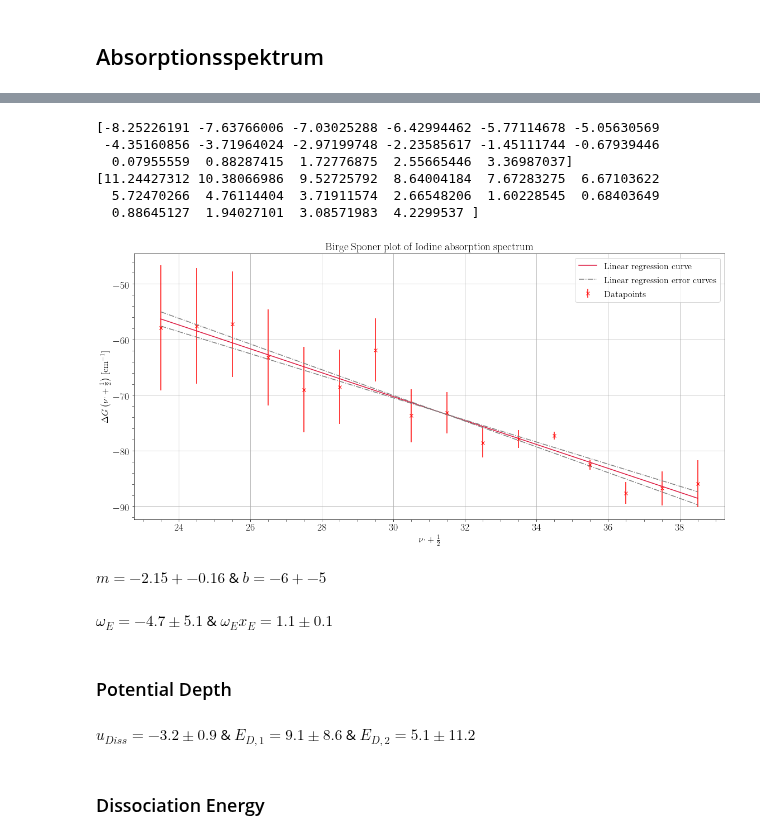
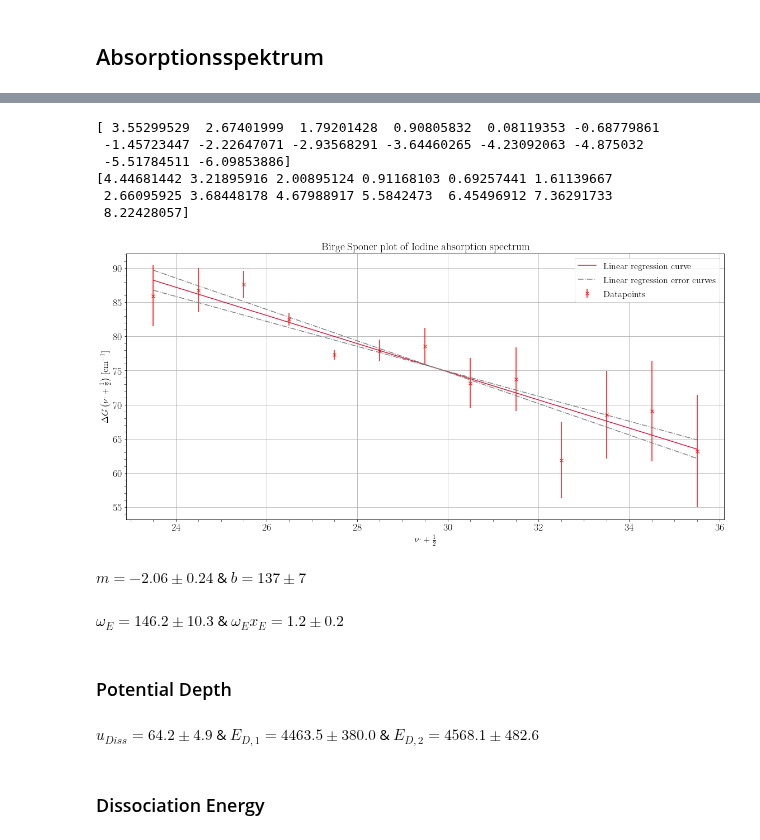
Before and after one commit to MayerPablo/FP, a Jupyter notebook: Jod/Jod.ipynb, the cells around one changed output, grey strips where cells are left out. Cells and saved outputs as stored; diff of their text form; code cells hidden in the pictures.

```diff
--- a/Jod/Jod.ipynb
+++ b/Jod/Jod.ipynb
@@ -452,0 +446,7 @@ FC
+# %%
+redMass = 1.05*1e-25
+wavefunction = nV*Hv*np.exp((r**2)/2)
+nV= 1/np.sqrt((2**v)*(v!)*pc.pi)
+x = (r - r0)/np.sqrt(pc.hbar/np.sqrt(redMass*k))
+
+fCF = scipy.integrate.quad
@@ -457,21 +499,21 @@ binsEmissionCal = binsEmission*m + b
 binsEmissionHCal = binsEmissionH*m + b
 binsEmissionHCalErr = binsEmissionH*mErr - bErr
 
-bands = np.array([binsEmissionHCal[694], binsEmissionHCal[703], binsEmissionHCal[712],
+bands = np.array([#binsEmissionHCal[694], binsEmissionHCal[703], binsEmissionHCal[712],
                   binsEmissionHCal[721], binsEmissionHCal[731], binsEmissionHCal[742],
                   binsEmissionHCal[753], binsEmissionHCal[763], binsEmissionHCal[775],
                   binsEmissionHCal[787], binsEmissionHCal[800], binsEmissionHCal[813],
                   binsEmissionHCal[826], binsEmissionHCal[840], binsEmissionHCal[855],
                   binsEmissionHCal[870], binsEmissionHCal[885]])
 
-bandsErr = np.array([binsEmissionHCalErr[694], binsEmissionHCalErr[703], binsEmissionHCalErr[712],
+bandsErr = np.array([#binsEmissionHCalErr[694], binsEmissionHCalErr[703], binsEmissionHCalErr[712],
                   binsEmissionHCalErr[721], binsEmissionHCalErr[731], binsEmissionHCalErr[742],
                   binsEmissionHCalErr[753], binsEmissionHCalErr[763], binsEmissionHCalErr[775],
                   binsEmissionHCalErr[787], binsEmissionHCalErr[800], binsEmissionHCalErr[813],
                   binsEmissionHCalErr[826], binsEmissionHCalErr[840], binsEmissionHCalErr[855],
                   binsEmissionHCalErr[870], binsEmissionHCalErr[885]])
 
-bandsIntensities = np.array([intensitiesEmissionH[694], intensitiesEmissionH[703], intensitiesEmissionH[712],
+bandsIntensities = np.array([#intensitiesEmissionH[694], intensitiesEmissionH[703], intensitiesEmissionH[712],
                              intensitiesEmissionH[721], intensitiesEmissionH[731], intensitiesEmissionH[742],
                              intensitiesEmissionH[753], intensitiesEmissionH[763], intensitiesEmissionH[775],
                              intensitiesEmissionH[787], intensitiesEmissionH[800], intensitiesEmissionH[813],
@@ -490,14 +532,14 @@ plt.hist(binsEmissionHCal, bins=nBinsEmissionH, histtype='step', color='crimson'
 plt.scatter(bands,bandsIntensities, color='red', label =r'Absorptionbands')
 
 for i, x in enumerate(bands):
-    plt.text(x+0.3, 2e4, r"$\nu^{,}$ %d" % (39-i), rotation=90, verticalalignment='center', color='r')
+    plt.text(x+0.3, 2e4, r"$\nu^{,}$ %d" % (37-i), rotation=90, verticalalignment='center', color='r')
 
 
 plt.vlines(x=bands, ymin=0, ymax=7e4, color = 'red', ls='--')
 plt.vlines(x=bands+bandsErr, ymin=0, ymax=7e4, color = 'gray', ls='-.')
 plt.vlines(x=bands-bandsErr, ymin=0, ymax=7e4, color = 'gray', ls='-.')
 
-plt.xlim([516, 554])
+plt.xlim([524, 554])
 plt.ylim([0, 7e4])
 
 plt.xlabel(r'Wavelength [nm]')
@@ -511,6 +553,6 @@ plt.show()
 # %%
-bandWavenumbers = 1/bands*1e7
-bandWavenumbersErr = bandWavenumbers*(bandsErr/bands)
+bandWavenumbers = np.flip(1/bands*1e7)
+bandWavenumbersErr = np.flip(bandWavenumbers*(bandsErr/bands))
 
 print(bandWavenumbersErr)
 
@@ -521,43 +563,43 @@ for i in range(len(bandWavenumbers)-1):
     energyDiffBands = np.append(energyDiffBands, bandWavenumbers[i+1] - bandWavenumbers[i])
     energyDiffBandsErr = np.append(energyDiffBandsErr, np.sqrt(bandWavenumbersErr[i+1]**2+bandWavenumbersErr[i]**2))
 
 print(energyDiffBandsErr)
 
-vibrationalNBands = np.arange(23.5, 39.5, 1)
+vibrationalNBands = np.arange(23.5, 36.5, 1)
 
 mBS = bestM(vibrationalNBands, energyDiffBands)
 bBS = bestB(vibrationalNBands, energyDiffBands)
 mBSErr = stuM(vibrationalNBands, energyDiffBands)
 bBSErr = stuB(vibrationalNBands, energyDiffBands)
 
 # Adjust plot size
 plt.figure(figsize=(16, 8))
 
 # Draw the Datapoints
 plt.errorbar(vibrationalNBands, energyDiffBands, yerr=energyDiffBandsErr, color='red', fmt='x', label=r'Datapoints')
 
 plt.plot(vibrationalNBands, vibrationalNBands*mBS+bBS, color='crimson', label=r'Linear regression curve')
 plt.plot(vibrationalNBands, vibrationalNBands*(mBS+mBSErr)-bBSErr+bBS, color='gray', ls='-.', label=r'Linear regression error curves')
 plt.plot(vibrationalNBands, vibrationalNBands*(mBS-mBSErr)+bBSErr+bBS, color='gray', ls='-.')
 
 # Axislabels
 plt.xlabel(r'$\nu^{,} + \frac{1}{2} $')
 plt.ylabel(r'$\Delta G \left( \nu^{,} + \frac{1}{2} \right)$ [cm$^{-1}$]')
 plt.title("Birge Sponer plot of Iodine absorption spectrum")
 
 plt.legend()
 plt.show()
 
-display(Latex(f'$m = {mBS:.2f}+-{mBSErr:.2f}$ & $b = {bBS:.0f}+-{bBSErr:.0f}$'))
+display(Latex(f'$m = {mBS:.2f}\pm{mBSErr:.2f}$ & $b = {bBS:.0f}\pm{bBSErr:.0f}$'))
 # %% [output]
-[-8.25226191 -7.63766006 -7.03025288 -6.42994462 -5.77114678 -5.05630569
- -4.35160856 -3.71964024 -2.97199748 -2.23585617 -1.45111744 -0.67939446
-  0.07955559  0.88287415  1.72776875  2.55665446  3.36987037]
-[11.24427312 10.38066986  9.52725792  8.64004184  7.67283275  6.67103622
-  5.72470266  4.76114404  3.71911574  2.66548206  1.60228545  0.68403649
-  0.88645127  1.94027101  3.08571983  4.2299537 ]
+[ 3.55299529  2.67401999  1.79201428  0.90805832  0.08119353 -0.68779861
+ -1.45723447 -2.22647071 -2.93568291 -3.64460265 -4.23092063 -4.875032
+ -5.51784511 -6.09853886]
+[4.44681442 3.21895916 2.00895124 0.91168103 0.69257441 1.61139667
+ 2.66095925 3.68448178 4.67988917 5.5842473  6.45496912 7.36291733
+ 8.22428057]
-[figure, old version]
+[figure, new version]
-$m = -2.15+-0.16$ & $b = -6+-5$
+$m = -2.06\pm0.24$ & $b = 137\pm7$
 # %%
 omegaE = -mBS/2+bBS
 omegaEErr = np.sqrt(bBSErr**2 + (mBSErr**2)/4)
@@ -567,7 +609,7 @@ omegaExEErr = mBSErr/2
 
 display(Latex(f"$\omega_{E}= {omegaE:.1f} \pm {omegaEErr:.1f}$ & $\omega_{E} x_{E}= {omegaExE:.1f}\pm {omegaExEErr:.1f}$"))
 # %% [output]
-$\omega_E= -4.7 \pm 5.1$ & $\omega_E x_E= 1.1\pm 0.1$
+$\omega_E= 146.2 \pm 10.3$ & $\omega_E x_E= 1.2\pm 0.2$
 # %% [markdown]
 ### Potential Depth
 # %%
@@ -583,7 +625,7 @@ ED2Err =np.sqrt(((omegaE)/(2*omegaExE)*omegaEErr)**2 + ((omegaE**2)/(4*(omegaExE
 display(Latex(f"$\nu_{{Diss}} = {nuDiss:.1f} \pm {nuDissErr:.1f}$ &  $E_{{D,1}} = {ED1:.1f}\pm {ED1Err:.1f}$ & $E_{{D,2}} = {ED2:.1f}\pm {ED2Err:.1f}$"))
 # %% [output]
 $
-u_{Diss} = -3.2 \pm 0.9$ &  $E_{D,1} = 9.1\pm 8.6$ & $E_{D,2} = 5.1\pm 11.2$
+u_{Diss} = 64.2 \pm 4.9$ &  $E_{D,1} = 4463.5\pm 380.0$ & $E_{D,2} = 4568.1\pm 482.6$
 # %% [markdown]
 ### Dissociation Energy
 # %%
```
Also changed, not shown: parts of 8 cells of this notebook.
